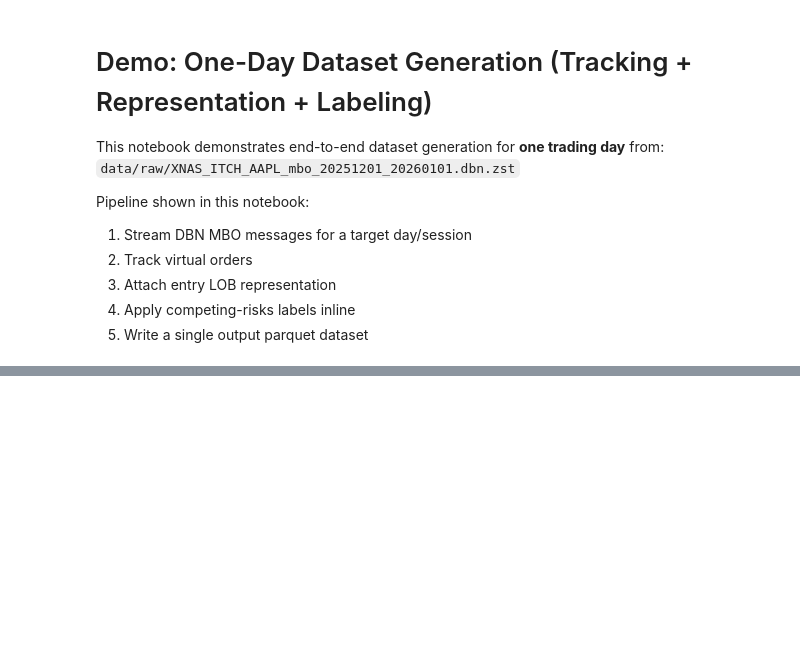
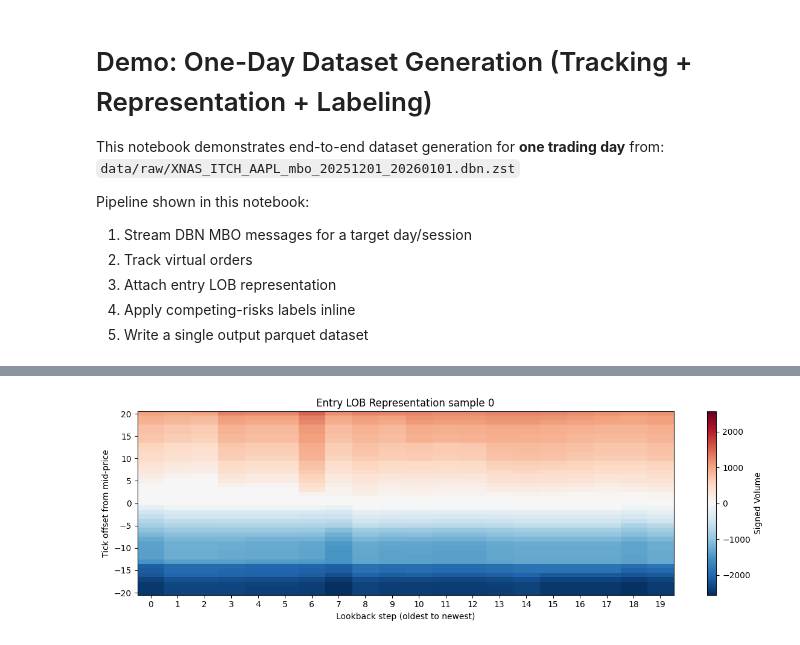
Before and after one commit to angus4718/lob-deep-survival-analysis, a Jupyter notebook: notebooks/demo_dataset_generation_one_day.ipynb, the cells around one changed output, grey strips where cells are left out. Drawn from its saved outputs; the diff is of its cells as text; code cells hidden in the pictures; blank space fills up the shorter version.

```diff
--- a/notebooks/demo_dataset_generation_one_day.ipynb
+++ b/notebooks/demo_dataset_generation_one_day.ipynb
@@ -99,0 +116,28 @@ first 10 values: [-2762. -2762. -2758. -2639. -2334. -2329. -1924. -1769. -1669.
+# %%
+window = CONFIG.features.window
+offsets = list(range(-window, window + 1))
+
+sample_mat = df['entry_representation'].iloc[0]
+arr = np.stack([np.asarray(row, dtype=np.float32) for row in sample_mat])  # (lookback, 2W+1)
+
+vmax = np.abs(arr).max() or 1.0
+
+fig, ax = plt.subplots(figsize=(12, 4))
+im = ax.imshow(
+    arr.T,
+    aspect='auto',
+    origin='lower',
+    extent=[-0.5, arr.shape[0] - 0.5, offsets[0] - 0.5, offsets[-1] + 0.5],
+    cmap='RdBu_r',
+    vmin=-vmax,
+    vmax=vmax,
+)
+ax.set_title('Entry LOB Representation sample 0')
+ax.set_xlabel('Lookback step (oldest to newest)')
+ax.set_ylabel('Tick offset from mid-price')
+ax.set_xticks(range(arr.shape[0]))
+fig.colorbar(im, ax=ax, label='Signed Volume')
+plt.tight_layout()
+plt.show()
+# %% [output]
+[figure, added]
```
Also changed, not shown: parts of 5 cells of this notebook, 7 other files.
